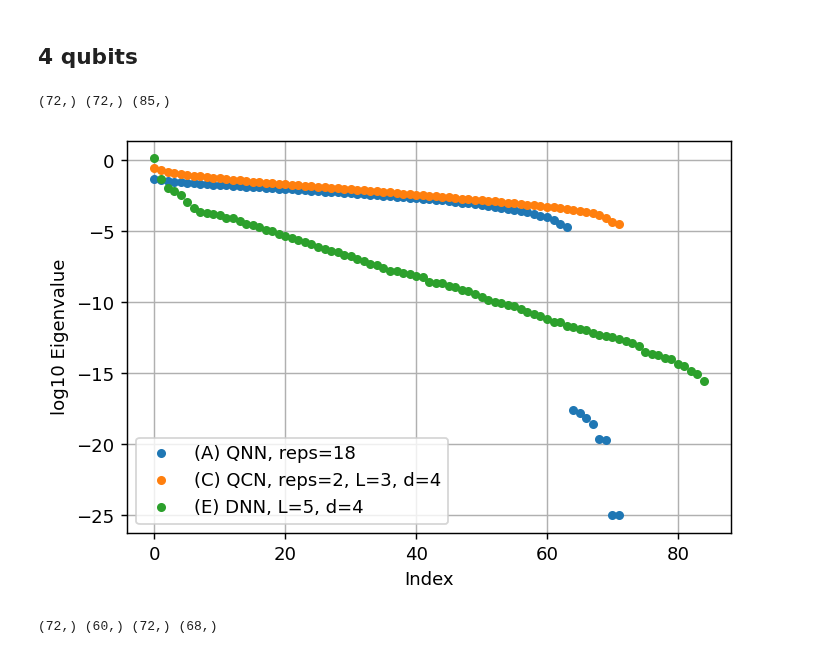
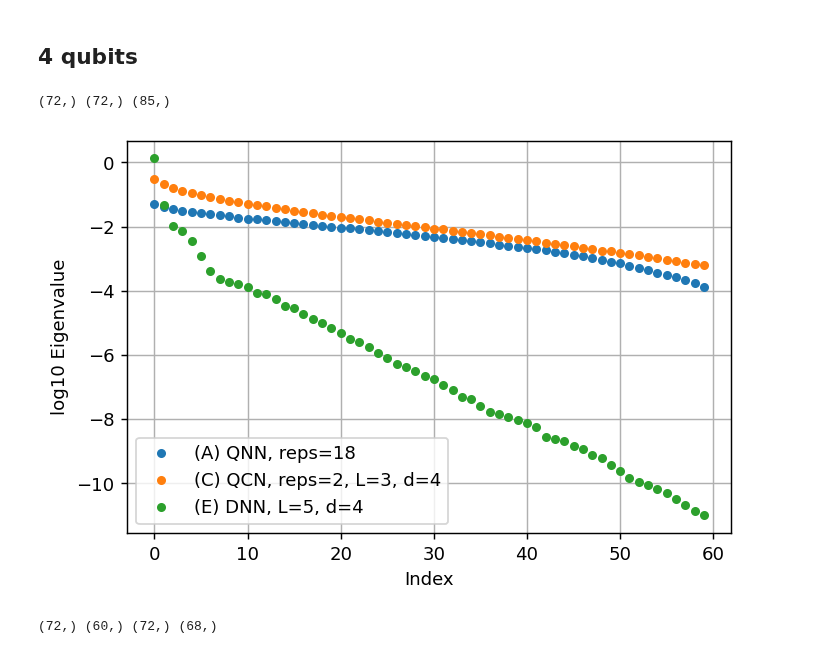
Before and after one commit to KristianWold/Master-Thesis, a Jupyter notebook: notebooks/analysis/Fisher Information Matrix.ipynb, the cells around one changed output. Drawn from its saved outputs; the diff is of its cells as text; code cells hidden in the pictures.

```diff
--- a/notebooks/analysis/Fisher Information Matrix.ipynb
+++ b/notebooks/analysis/Fisher Information Matrix.ipynb
@@ -29,21 +29,21 @@ fim3 = loader(data_path("fim_DNN_depth_5_width_4"))
 eigen3 = np.mean(np.array([fim.eigen() for fim in fim3]), axis=0)
 # %%
 fig=plt.figure(figsize=(6,4), dpi = 130, facecolor='w', edgecolor='k')
-plt.plot(np.log10(eigen1), "o", markersize=4)
-plt.plot(np.log10(eigen2), "o", markersize=4)
-plt.plot(np.log10(eigen3), "o", markersize=4)
+plt.plot(np.log10(eigen1)[:60], "o", markersize=4)
+plt.plot(np.log10(eigen2)[:60], "o", markersize=4)
+plt.plot(np.log10(eigen3)[:60], "o", markersize=4)
 plt.xlabel("Index")
 plt.ylabel("log10 Eigenvalue")
 plt.legend(["(A) QNN, reps=18", "(C) QCN, reps=2, L=3, d=4", "(E) DNN, L=5, d=4"])
 plt.grid()
 
 
 print(eigen1.shape, eigen2.shape, eigen3.shape)
 plt.show()
 fig.savefig(image_path("FIM_qubits_4.pdf"), bbox_inches='tight')
 # %% [output]
 (72,) (72,) (85,)
-[figure, old version]
+[figure, new version]
 # %%
 fim1 = loader(data_path("fim_QCN_depth_1_width_4_reps_18"))
 eigen1 = np.mean(np.array([fim.eigen() for fim in fim1]), axis=0)
```
Also changed, not shown: parts of 1 cell of this notebook, 4 other files.
